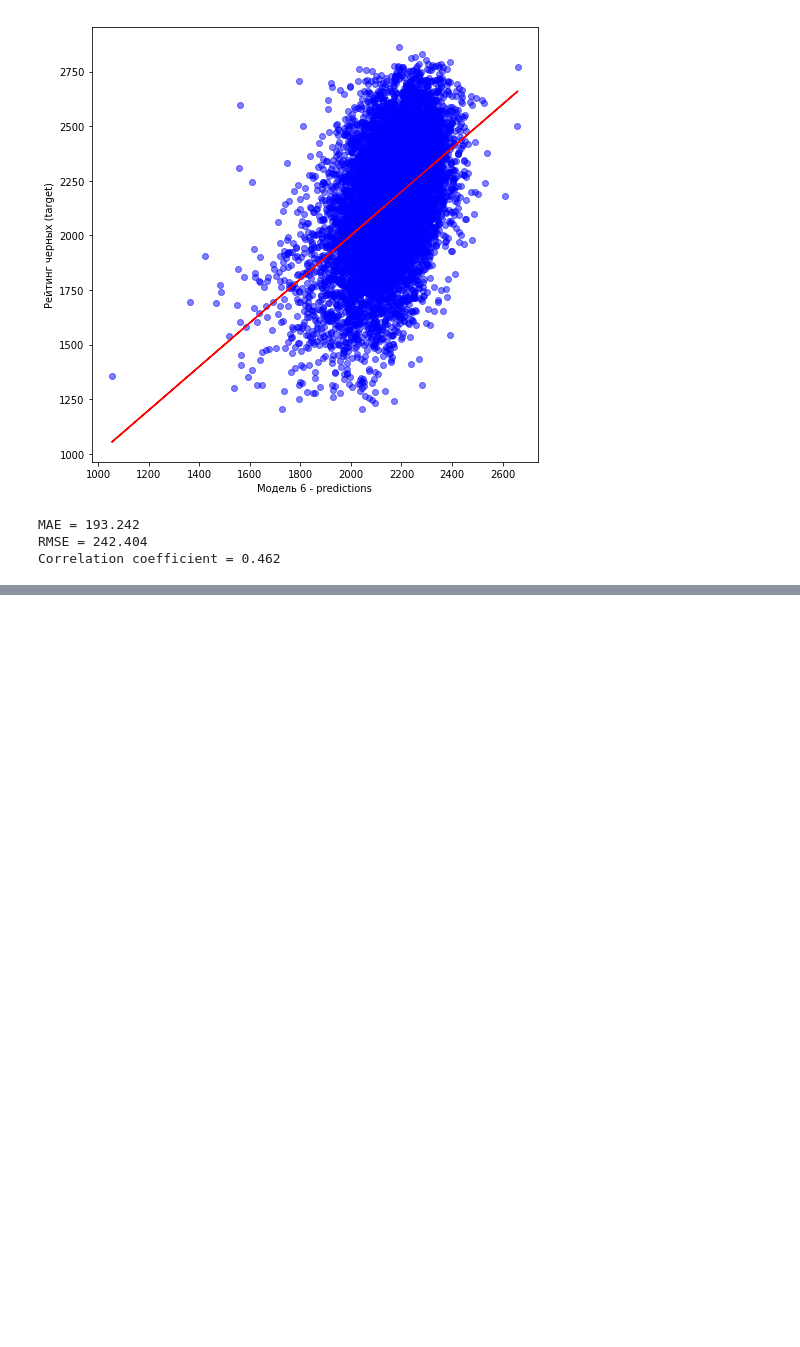
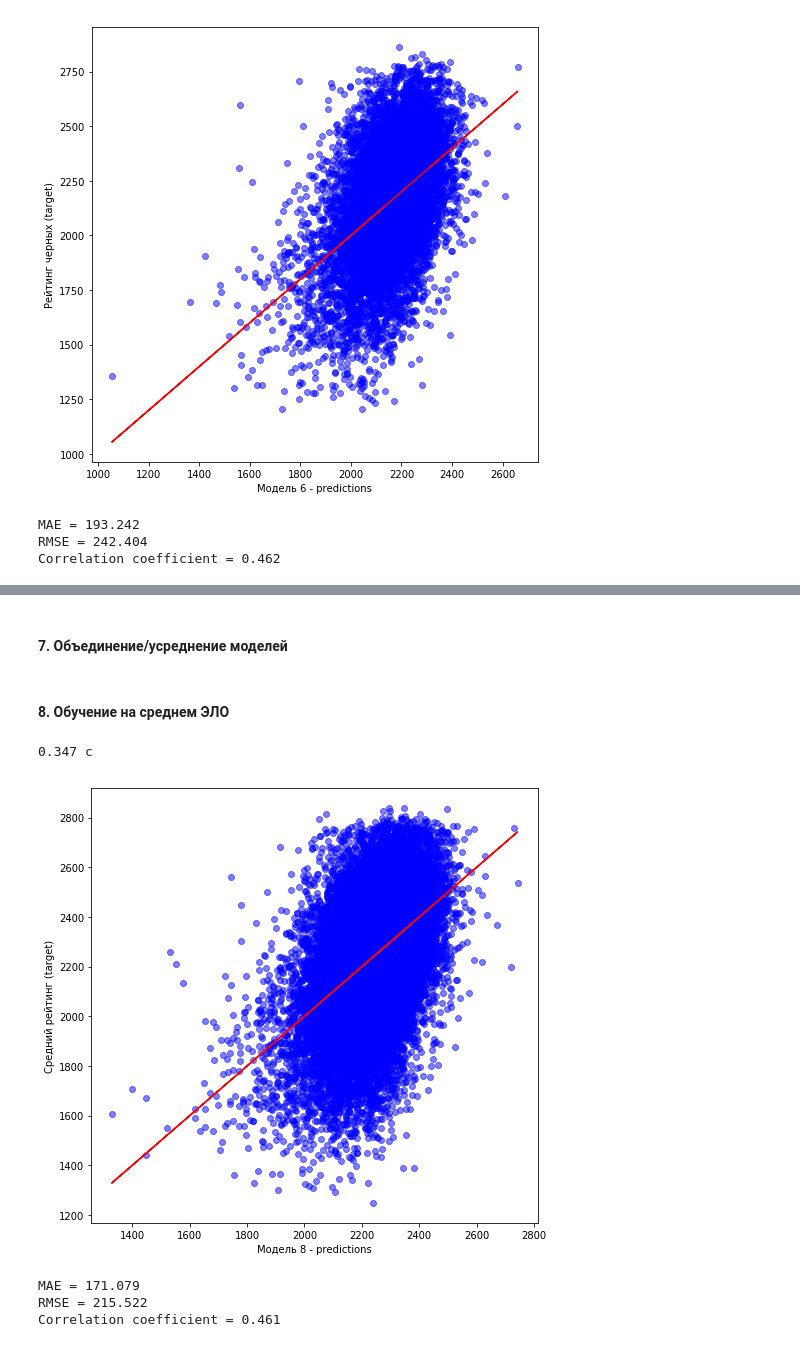
Before and after one commit to polinarod/PredictingRaitings, a Jupyter notebook: models/baseline.ipynb, the cells around one changed output, grey strips where cells are left out. Saved outputs shown, nothing was run; the diff lists cells and outputs as text; code cells hidden in the pictures; blank space fills up the shorter version.

```diff
--- a/models/baseline.ipynb
+++ b/models/baseline.ipynb
@@ -376,2 +447,38 @@ output
 # %%
 output.to_excel(r'C:\Users\Asus\PredictingRatings\models\results.xlsx',index=False)
+# %% [markdown]
+#### 7. Объединение/усреднение моделей
+# %% [markdown]
+#### 8. Обучение на среднем ЭЛО
+# %%
+start8 = time.time()
+lr_8 = LinearRegression()
+lr_8.fit(features, target_mean)
+mean_pred = lr_8.predict(features)
+full_time8=round(time.time() - start8,3)
+print(full_time8, 'c')
+# %% [output]
+0.347 c
+# %%
+plt.figure(figsize=(8, 8))
+plt.scatter(mean_pred,target_mean, color = 'b',alpha=0.5)
+plt.xlabel('Модель 8 - predictions')
+plt.ylabel('Средний рейтинг (target)')
+# Линия тренда
+z = np.polyfit(mean_pred,target_mean, 1)
+p = np.poly1d(z)
+plt.plot(mean_pred,p(mean_pred),"r")
+plt.show()
+# %% [output]
+[figure, added]
+# %%
+mae8=mae(target_mean,mean_pred)
+print ('MAE = {:.3f}'.format(mae8))
+rmse8 = (mse(target_mean, mean_pred))**0.5
+print ('RMSE = {:.3f}'.format(rmse8))
+corr_coef8 = pearsonr(target_mean, mean_pred)
+print("Correlation coefficient = {:.3f}".format(corr_coef8[0]))
+# %% [output]
+MAE = 171.079
+RMSE = 215.522
+Correlation coefficient = 0.461
```
Also changed, not shown: parts of 38 cells of this notebook, 1 other file.
